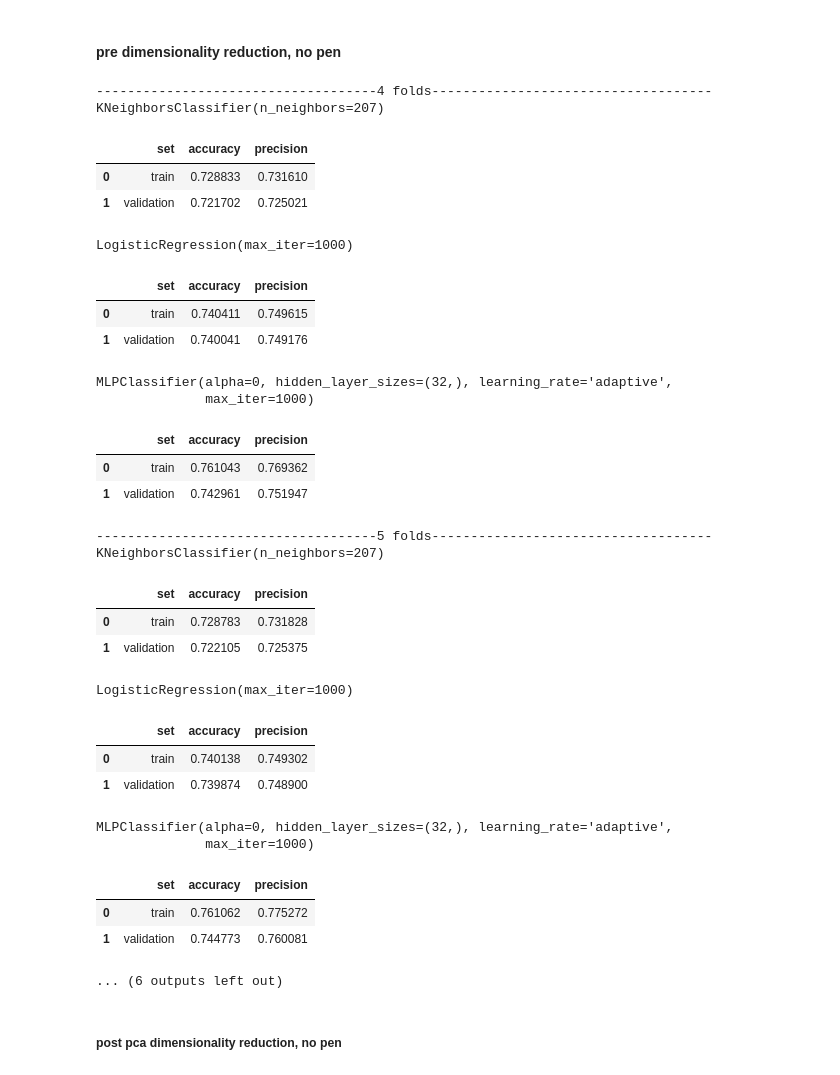
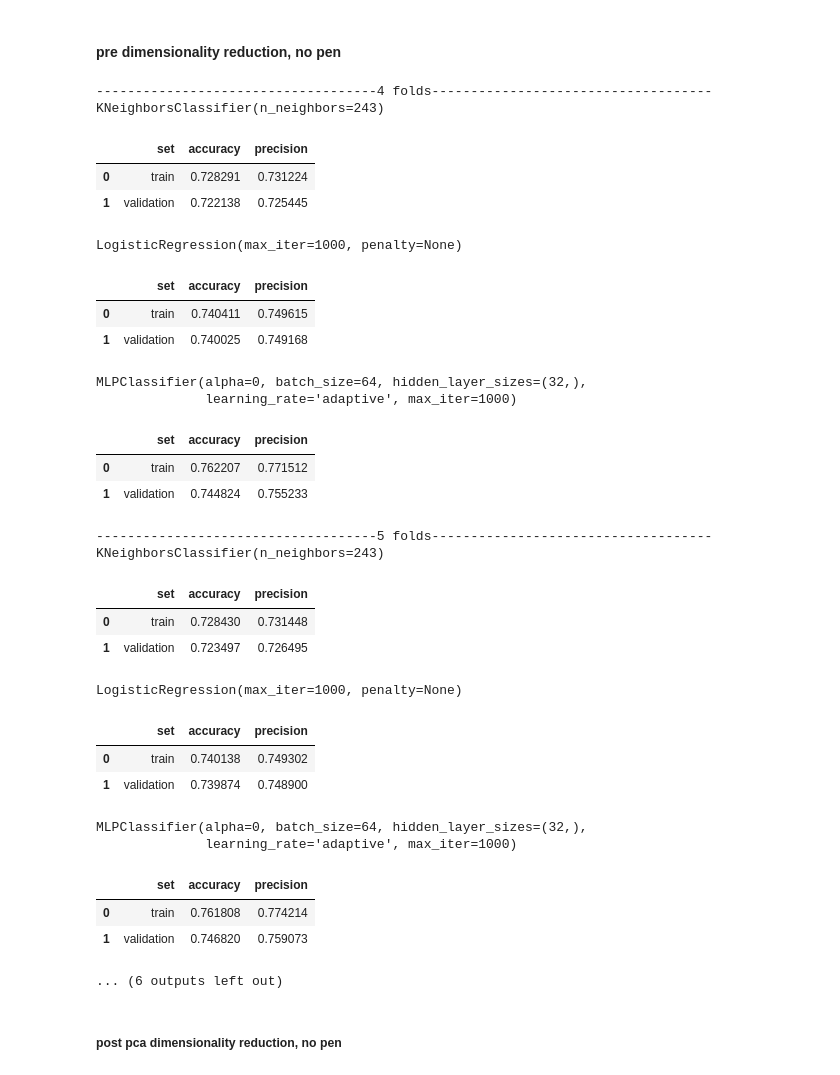
Before and after one commit to duongk67/ML_final_project, a Jupyter notebook: classification.ipynb, the cells around one changed output. Saved outputs shown, nothing was run; the diff lists cells and outputs as text; code cells hidden in the pictures.

```diff
--- a/classification.ipynb
+++ b/classification.ipynb
@@ -83,7 +83,7 @@ for i in range(0, 6, 2):
 [figure]
 # %%
 from sklearn.model_selection import KFold
-# X_train, X_valid, Y_train, Y_valid= train_test_split(X, y, test_size=0.2, shuffle=True, random_state=420960)
+X_train, X_valid, Y_train, Y_valid= train_test_split(X, y, test_size=0.2, shuffle=True, random_state=420960)
 
 def print_metrics(arr):
   df = pd.DataFrame((['train', arr[0, 0], arr[0, 1]], ['valid',arr[1, 0], arr[1, 1]]), columns=['set', 'accuracy', 'precision'])
@@ -115,6 +115,7 @@ def kfold(X, Y, model, splits, dim_reduction=None):
     if dim_reduction != None:
       X_train = dim_reduction.fit_transform(X_train)
       X_valid = dim_reduction.transform(X_valid)
+
     model.fit(X_train, Y_train)
     metrics += calc_metrics(X_train, X_valid, Y_train, Y_valid, model)
 
@@ -129,6 +130,13 @@ def kfold(X, Y, model, splits, dim_reduction=None):
 # knn = KNeighborsClassifier()
 # from sklearn.model_selection import GridSearchCV
 # grid_search = GridSearchCV(knn, param_grid, cv=5, n_jobs=-1)
+
+
+# sc = StandardScaler()
+# pca = PCA()
+# X_train = pca.fit_transform(sc.fit_transform(X_train))
+
 # grid_search.fit(X_train, Y_train)
-# print(grid_search.best_params_) # 207
-k = 207
+# print(grid_search.best_params_) # 227
+k = 243
+k_t = 227
@@ -135,16 +152,23 @@ k = 207
 # %%
 # finding optimal setting for ann hidden layer
 
-# param_grid = {#'hidden_layer_sizes': [(8,), (16,), (32,), (64), (128,), (8, 8), (16, 16), (32, 32)]
-#   'learning_rate_init': [0.0001, 0.001, 0.01, 0.1], 'alpha': [0.0001, 0.001, 0.01, 0.1]}
+# param_grid = {#'hidden_layer_sizes': [(8,), (16,), (32,), (64), (8, 8), (16, 16)] #32
+#  'alpha': [0.0001, 0.001, 0.01, 0.1],
+#  'activation': ['logistic', 'tanh', 'relu'], # 0.1, logistic
+  # 'batch_size': [16, 32, 64, 128] #32
+  # }
 # ann = MLPClassifier(learning_rate='adaptive', max_iter=1000)
 # from sklearn.model_selection import GridSearchCV
-# grid_search = GridSearchCV(ann, param_grid, cv=5, n_jobs=-1)
+# grid_search = GridSearchCV(ann, param_grid, cv=3, n_jobs=-1)
 # grid_search.fit(X_train, Y_train)
-# print(grid_search.best_params_) # (32,)
-
-hidden_layer = (32,)
-learning_rate_init = 0.001
+# print(grid_search.best_params_)
+hidden_layer_sizes = (32,)
+hidden_layer_sizes_t = (16,)
+alpha_t = alpha = 0.1
+activation_t = 'logistic'
+activation = 'relu'
+batch_size = 64
+batch_size_t = 32
 # %%
 
 # param_grid = {'alpha': [0.1, 0.01, 0.001, 0.0001]}
@@ -163,38 +187,38 @@ folds = [4, 5, 6]
 # %%
 for i in folds:
   print(f'------------------------------------{i} folds------------------------------------')
   kfold(X, y, KNeighborsClassifier(n_neighbors=k), i)
-  kfold(X, y, LogisticRegression(max_iter=1000), i)
-  kfold(X, y, MLPClassifier(hidden_layer_sizes=hidden_layer, learning_rate='adaptive', max_iter=1000, alpha=0, learning_rate_init=learning_rate_init), i)
+  kfold(X, y, LogisticRegression(max_iter=1000, penalty=None), i)
+  kfold(X, y, MLPClassifier(hidden_layer_sizes=hidden_layer_sizes, learning_rate='adaptive', max_iter=1000, alpha=0, batch_size=batch_size), i)
 # %% [output]
 ------------------------------------4 folds------------------------------------
-KNeighborsClassifier(n_neighbors=207)
+KNeighborsClassifier(n_neighbors=243)
 |  | set | accuracy | precision |
-| 0 | train | 0.728833 | 0.731610 |
-| 1 | validation | 0.721702 | 0.725021 |
+| 0 | train | 0.728291 | 0.731224 |
+| 1 | validation | 0.722138 | 0.725445 |
-LogisticRegression(max_iter=1000)
+LogisticRegression(max_iter=1000, penalty=None)
 |  | set | accuracy | precision |
 | 0 | train | 0.740411 | 0.749615 |
-| 1 | validation | 0.740041 | 0.749176 |
+| 1 | validation | 0.740025 | 0.749168 |
-MLPClassifier(alpha=0, hidden_layer_sizes=(32,), learning_rate='adaptive',
-              max_iter=1000)
+MLPClassifier(alpha=0, batch_size=64, hidden_layer_sizes=(32,),
+              learning_rate='adaptive', max_iter=1000)
 |  | set | accuracy | precision |
-| 0 | train | 0.761043 | 0.769362 |
-| 1 | validation | 0.742961 | 0.751947 |
+| 0 | train | 0.762207 | 0.771512 |
+| 1 | validation | 0.744824 | 0.755233 |
 ------------------------------------5 folds------------------------------------
-KNeighborsClassifier(n_neighbors=207)
+KNeighborsClassifier(n_neighbors=243)
 |  | set | accuracy | precision |
-| 0 | train | 0.728783 | 0.731828 |
-| 1 | validation | 0.722105 | 0.725375 |
+| 0 | train | 0.728430 | 0.731448 |
+| 1 | validation | 0.723497 | 0.726495 |
-LogisticRegression(max_iter=1000)
+LogisticRegression(max_iter=1000, penalty=None)
 |  | set | accuracy | precision |
 | 0 | train | 0.740138 | 0.749302 |
 | 1 | validation | 0.739874 | 0.748900 |
-MLPClassifier(alpha=0, hidden_layer_sizes=(32,), learning_rate='adaptive',
-              max_iter=1000)
+MLPClassifier(alpha=0, batch_size=64, hidden_layer_sizes=(32,),
+              learning_rate='adaptive', max_iter=1000)
 |  | set | accuracy | precision |
-| 0 | train | 0.761062 | 0.775272 |
-| 1 | validation | 0.744773 | 0.760081 |
+| 0 | train | 0.761808 | 0.774214 |
+| 1 | validation | 0.746820 | 0.759073 |
 ... (6 outputs left out)
 # %% [markdown]
 ##### post pca dimensionality reduction, no pen
```
Also changed, not shown: parts of 9 cells of this notebook.
